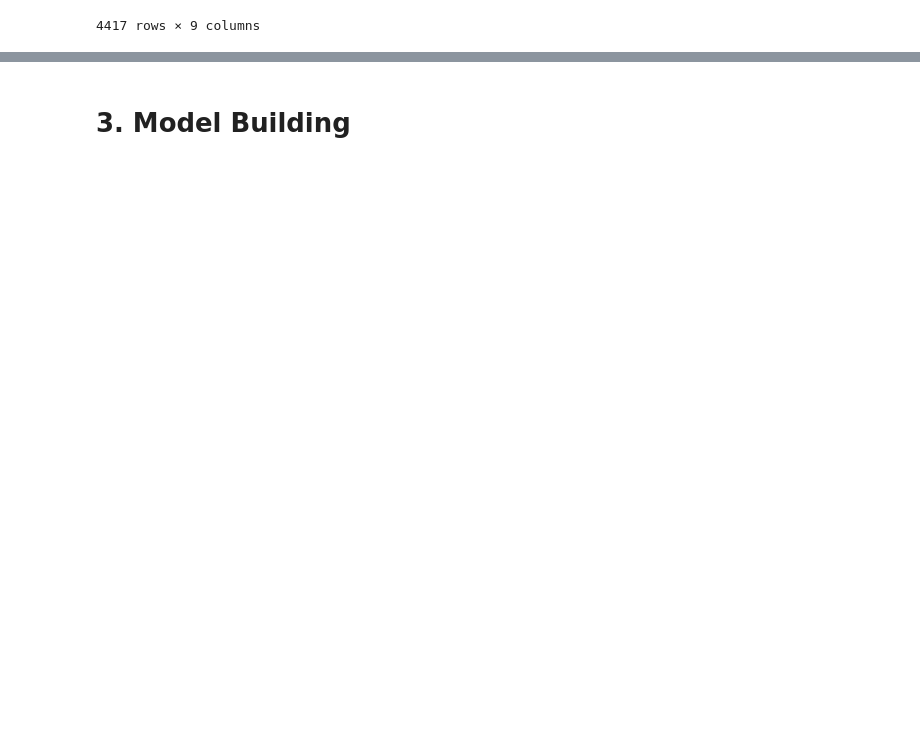
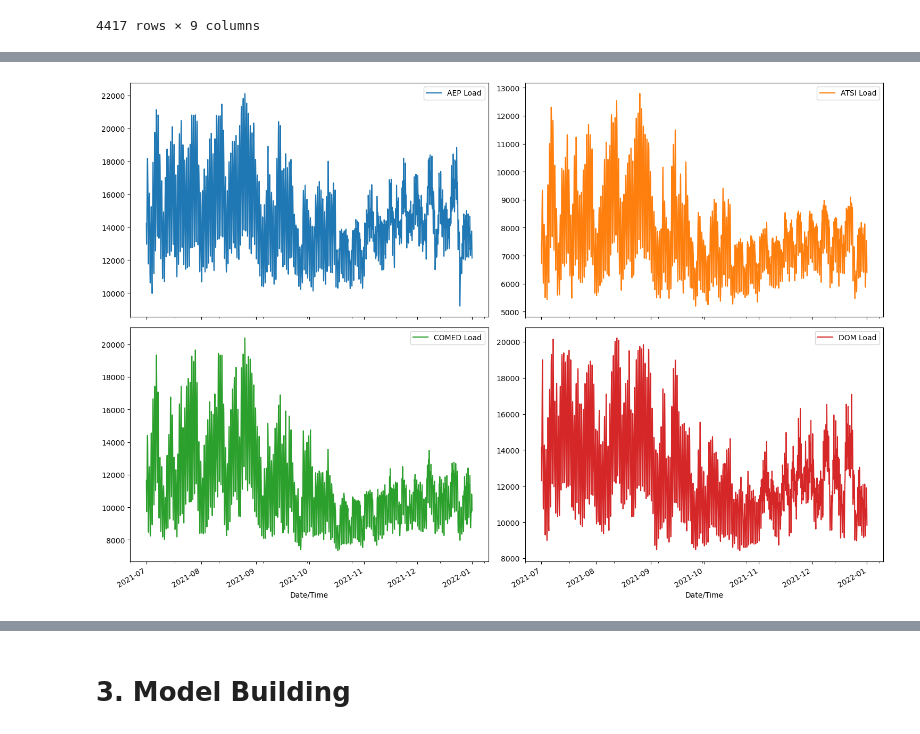
Before and after one commit to Nim-ah/Day-Ahead-Real-Time-Constraint-Investigation, a Jupyter notebook: DA_RT_V1.ipynb, the cells around one changed output, grey strips where cells are left out. Saved outputs shown, nothing was run; the diff lists cells and outputs as text; code cells hidden in the pictures; blank space fills up the shorter version.

```diff
--- a/DA_RT_V1.ipynb
+++ b/DA_RT_V1.ipynb
@@ -47,0 +138,11 @@ DOM_load = df["DOM Load"]
+# %%
+# Convert 'Date/Time' to datetime object
+df['Date/Time'] = pd.to_datetime(df['Date/Time'])
+
+load_cols = ['AEP Load', 'ATSI Load', 'COMED Load', 'DOM Load']
+df.set_index('Date/Time')[load_cols].plot(subplots=True,
+                                          layout=(-1, 2), figsize=(15, 10))
+plt.tight_layout()
+plt.show()
+# %% [output]
+[figure, added]
```
Also changed, not shown: parts of 16 cells of this notebook.
